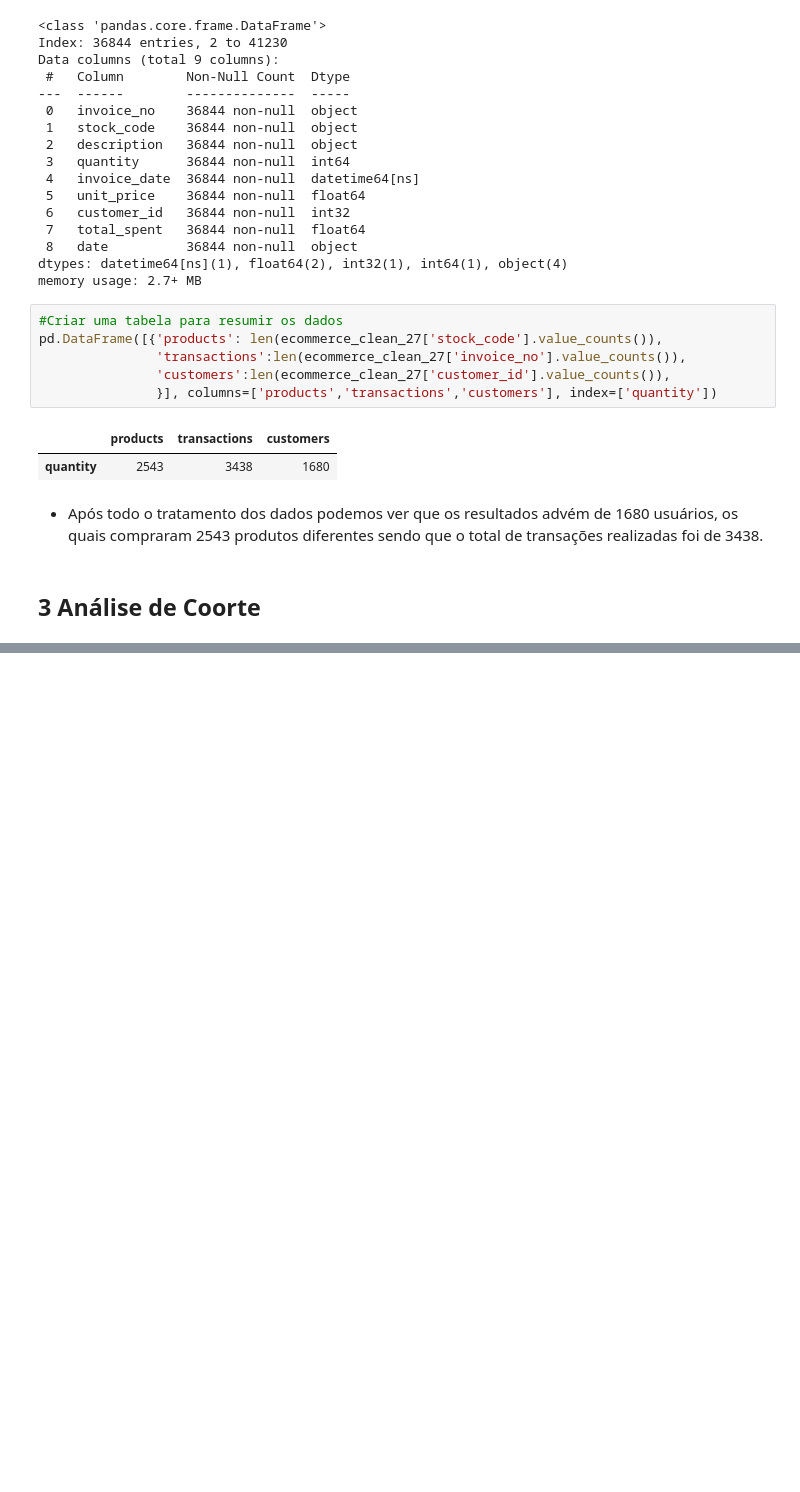
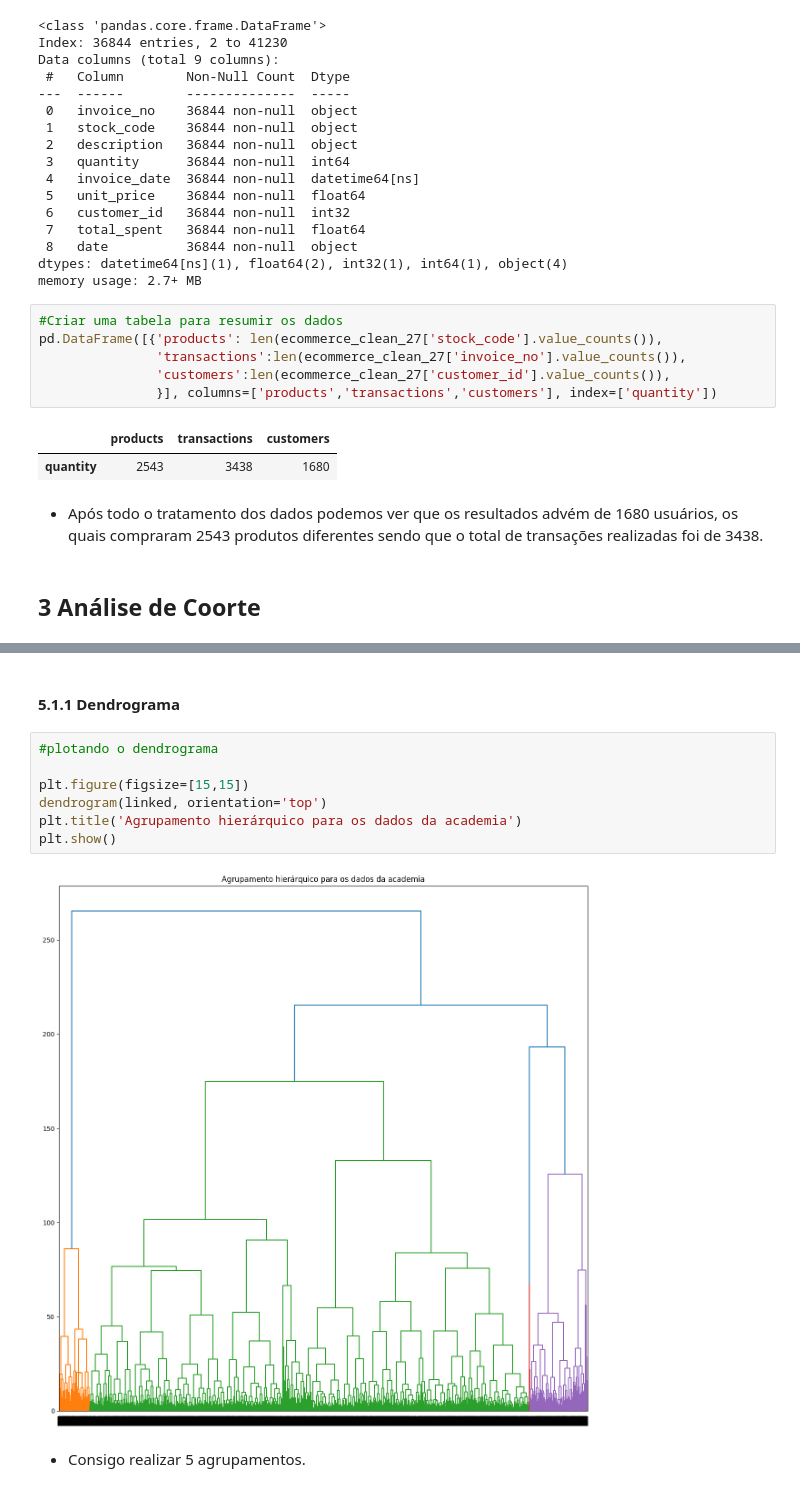
Before and after one commit to renanpan/Segmentando_clientes, a Jupyter notebook: projeto_sprint_13.ipynb, the cells around one changed output, grey strips where cells are left out. Saved outputs shown, nothing was run; the diff lists cells and outputs as text; blank space fills up the shorter version.

```diff
--- a/projeto_sprint_13.ipynb
+++ b/projeto_sprint_13.ipynb
@@ -641,0 +924,13 @@ ValueError: could not convert string to float: '84997D'
+# %% [markdown]
+#### 5.1.1 Dendrograma
+# %%
+#plotando o dendrograma
+
+plt.figure(figsize=[15,15])
+dendrogram(linked, orientation='top')
+plt.title('Agrupamento hierárquico para os dados da academia')
+plt.show()
+# %% [output]
+[figure, added]
+# %% [markdown]
+- Consigo realizar 5 agrupamentos.
```
Also changed, not shown: parts of 42 cells of this notebook.
